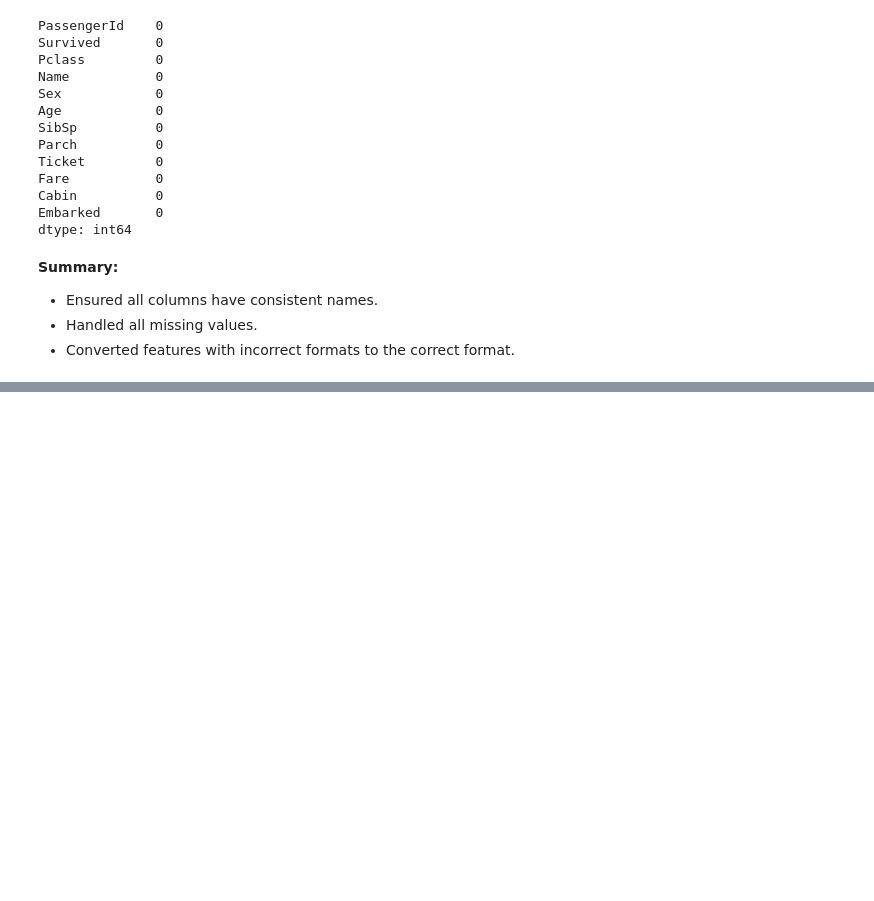
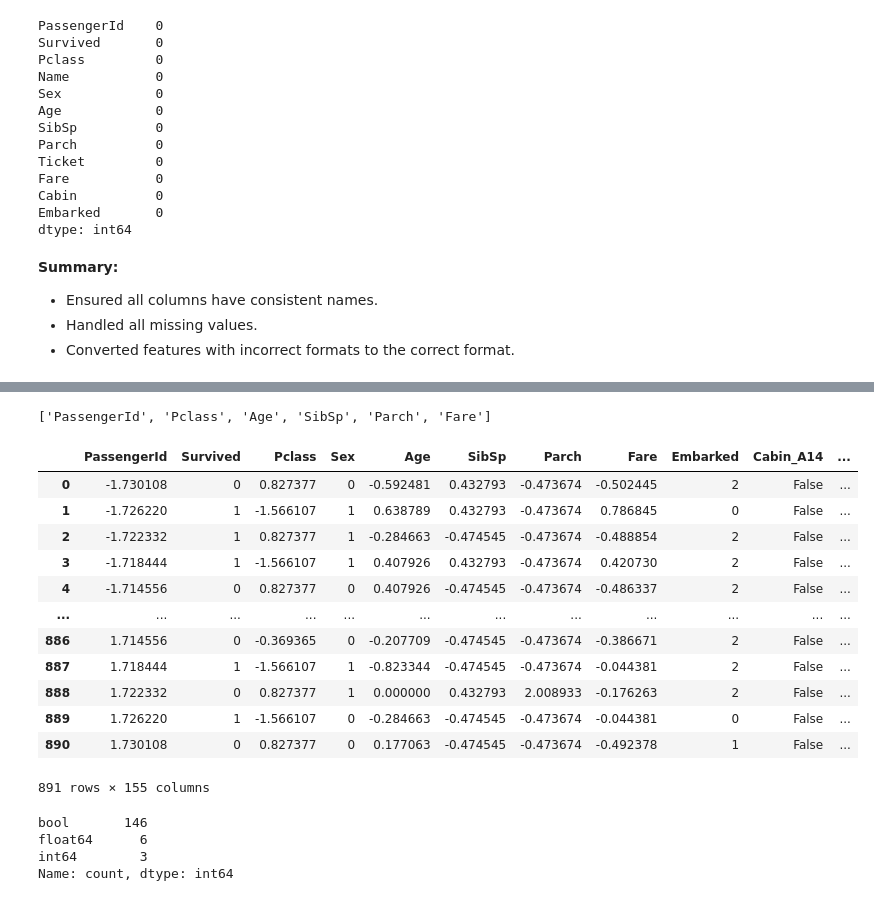
Before and after one commit to johannesmakgetha/Titanic---Machine-Learning-from-Disaster, a Jupyter notebook: notebook.ipynb, the cells around one changed output, grey strips where cells are left out. Cells and saved outputs as stored; diff of their text form; code cells hidden in the pictures; blank space fills up the shorter version.

Commit message:
Data_preprocessing

```diff
--- a/notebook.ipynb
+++ b/notebook.ipynb
@@ -183,0 +224,39 @@ dtype: int64
+# %%
+data_enconded['Sex'] = data_enconded['Sex'].map({'male':0,'female':1})
+cat_columns = ['Cabin']
+data_enconded = pd.get_dummies(data_enconded,columns=cat_columns,drop_first=True)
+# %%
+data_enconded['Embarked']  = data_enconded['Embarked'].map({'C': 0, 'Q': 1, 'S': 2})
+# %%
+numeric_cols = ['PassengerId', 'Pclass', 'Age', 'SibSp', 'Parch', 'Fare']
+print(numeric_cols)
+# %% [output]
+['PassengerId', 'Pclass', 'Age', 'SibSp', 'Parch', 'Fare']
+# %%
+from sklearn.preprocessing import StandardScaler
+
+scaler = StandardScaler()
+data_enconded[numeric_cols] = scaler.fit_transform(data_enconded[numeric_cols])
+# %%
+data_enconded
+# %% [output]
+|  | PassengerId | Survived | Pclass | Sex | Age | SibSp | Parch | Fare | Embarked | Cabin_A14 | ... |
+| 0 | -1.730108 | 0 | 0.827377 | 0 | -0.592481 | 0.432793 | -0.473674 | -0.502445 | 2 | False | ... |
+| 1 | -1.726220 | 1 | -1.566107 | 1 | 0.638789 | 0.432793 | -0.473674 | 0.786845 | 0 | False | ... |
+| 2 | -1.722332 | 1 | 0.827377 | 1 | -0.284663 | -0.474545 | -0.473674 | -0.488854 | 2 | False | ... |
+| 3 | -1.718444 | 1 | -1.566107 | 1 | 0.407926 | 0.432793 | -0.473674 | 0.420730 | 2 | False | ... |
+| 4 | -1.714556 | 0 | 0.827377 | 0 | 0.407926 | -0.474545 | -0.473674 | -0.486337 | 2 | False | ... |
+| ... | ... | ... | ... | ... | ... | ... | ... | ... | ... | ... | ... |
+| 886 | 1.714556 | 0 | -0.369365 | 0 | -0.207709 | -0.474545 | -0.473674 | -0.386671 | 2 | False | ... |
+| 887 | 1.718444 | 1 | -1.566107 | 1 | -0.823344 | -0.474545 | -0.473674 | -0.044381 | 2 | False | ... |
+| 888 | 1.722332 | 0 | 0.827377 | 1 | 0.000000 | 0.432793 | 2.008933 | -0.176263 | 2 | False | ... |
+| 889 | 1.726220 | 1 | -1.566107 | 0 | -0.284663 | -0.474545 | -0.473674 | -0.044381 | 0 | False | ... |
+| 890 | 1.730108 | 0 | 0.827377 | 0 | 0.177063 | -0.474545 | -0.473674 | -0.492378 | 1 | False | ... |
+891 rows × 155 columns
+# %%
+data_enconded.dtypes.value_counts()
+# %% [output]
+bool       146
+float64      6
+int64        3
+Name: count, dtype: int64
```
Also changed, not shown: parts of 6 cells of this notebook.
